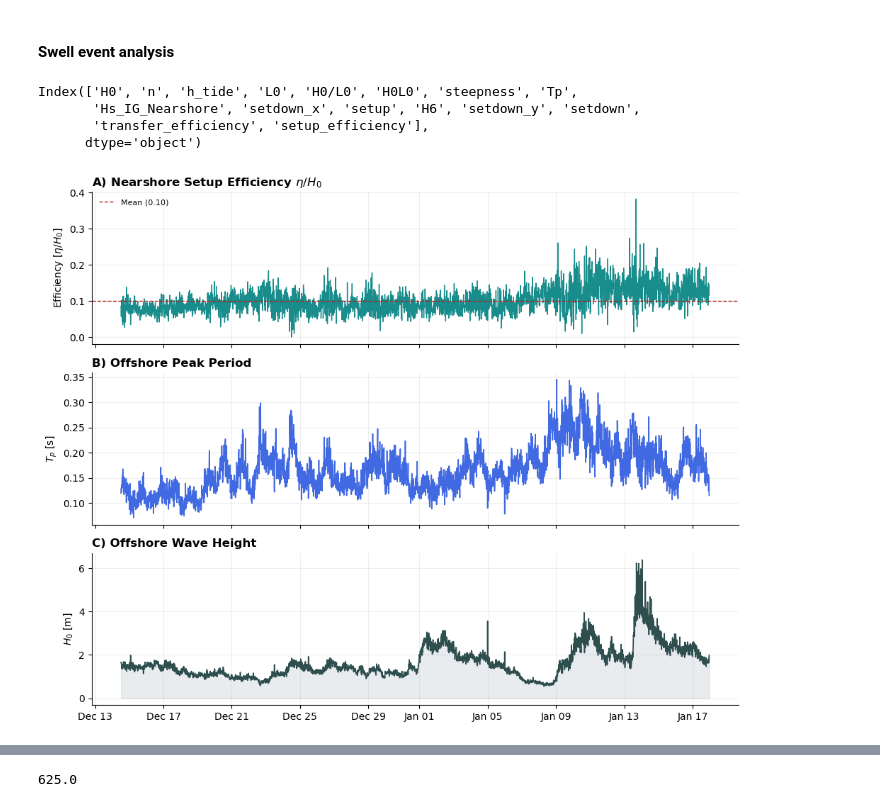
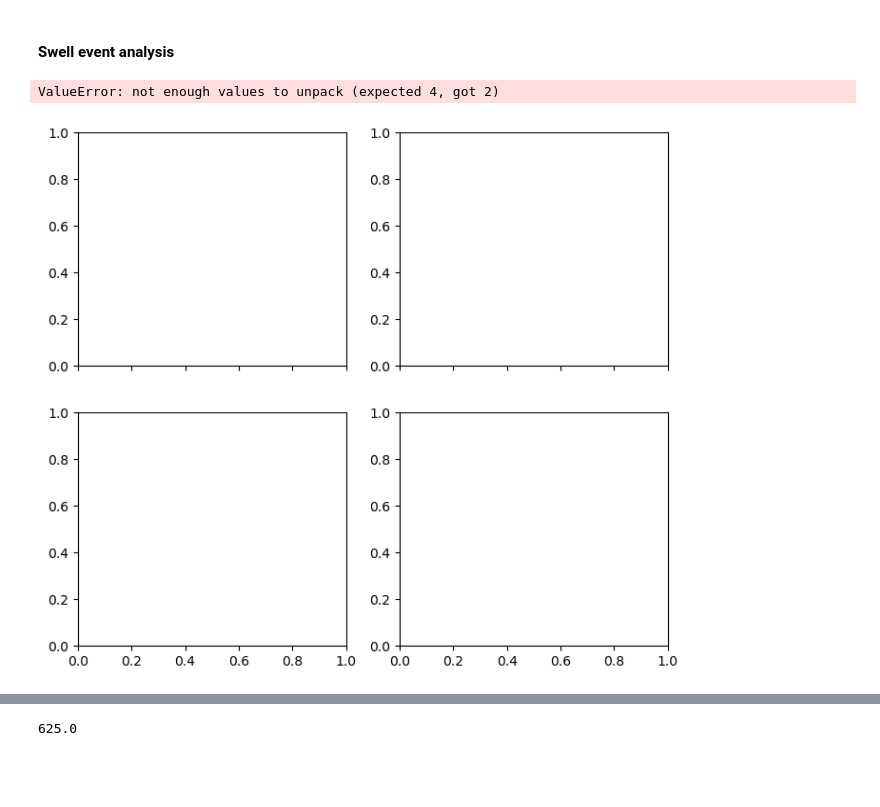
Before and after one commit to isidora-rojas/PILOT_Mokuleia, a Jupyter notebook: 2026_Mark_Meetings/2026-01-14.ipynb, the cells around one changed output, grey strips where cells are left out. Cells and saved outputs as stored; diff of their text form; code cells hidden in the pictures; blank space fills up the shorter version.

Commit message:
4panel plot

```diff
--- a/2026_Mark_Meetings/2026-01-14.ipynb
+++ b/2026_Mark_Meetings/2026-01-14.ipynb
@@ -72,5 +86,7 @@ fig.show()
 # %%
-
+# compute H0Tp and H0^2Tp
+bulk_df['H0_Tp_product'] = bulk_df['H0'] * bulk_df['Tp']
+bulk_df['H02_Tp'] = bulk_df['H0_Tp_product'] * bulk_df['H0']
 
 # Split the raw data
 wind_sea_raw = bulk_df[bulk_df['Tp'] <= 11]
@@ -296,12 +329,5 @@ Tp vs Efficiency Corr (Slope): 0.987
 # %% [markdown]
 #### Swell event analysis
-# %%
-swell_event.keys()
-# %% [output]
-Index(['H0', 'n', 'h_tide', 'L0', 'H0/L0', 'H0L0', 'steepness', 'Tp',
-       'Hs_IG_Nearshore', 'setdown_x', 'setup', 'H6', 'setdown_y', 'setdown',
-       'transfer_efficiency', 'setup_efficiency'],
-      dtype='object')
 # %%
 # create new df so i dont mess with bulk_df
 swell_event = bulk_df.copy()
@@ -310,50 +336,64 @@ swell_event['setup'] = swell_event['setup'] - swell_event['setup'].min()
 # compute setup efficiency [setup / H0]
 swell_event['setup_efficiency'] =  swell_event['setup'] / swell_event['H0']
 
+# Create smoothed versions (window=24 might represent 24 hours if data is hourly)
+window_size = 4 # 1 hr
+
+swell_event['setup_smooth'] = swell_event['setup_efficiency'].rolling(window=window_size, center=True).mean()
+swell_event['transfer_smooth'] = swell_event['transfer_efficiency'].rolling(window=window_size, center=True).mean()
+
+
+
+
 # plot
 import matplotlib.pyplot as plt
 import numpy as np
 
-fig, (ax1, ax2, ax3) = plt.subplots(3, 1, figsize=(10, 8), sharex=True)
+fig, (ax1, ax2, ax3, ax4) = plt.subplots(2, 2, figsize=(8, 7), sharex=True)
 
 # Setup Efficiency
 ax1.plot(swell_event.index, swell_event['setup_efficiency'],
-         color='teal', lw=1, alpha=0.9)
+         color='teal', lw=0.5, alpha=0.3) # Faded raw data
+ax1.plot(swell_event.index, swell_event['setup_smooth'],
+         color='teal', lw=2, label='1 hr Rolling Mean') # Smooth trend
+setup_mean = swell_event['setup_efficiency'].mean()
 
-setup_mean = swell_event['setup_efficiency'].mean()
-p85 = np.percentile(swell_event['setup_efficiency'], 85)
-
-ax1.axhline(swell_event['setup_efficiency'].mean(), color='firebrick',
-            ls='--', lw=1, label=f"Mean ({swell_event['setup_efficiency'].mean():.2f})")
 ax1.axhline(swell_event['setup_efficiency'].mean(), color='firebrick',
             ls='--', lw=1, label=f"Mean ({swell_event['setup_efficiency'].mean():.2f})")
 
 
 ax1.set_ylabel(r'Efficiency [$\eta / H_0$]')
 ax1.set_title(f'A) Nearshore Setup Efficiency $\eta / H_0$', loc='left', fontweight='bold')
 
 # --- PANEL 2: Peak Period (The "Modulator") ---
-ax2.plot(swell_event.index, swell_event['transfer_efficiency'], color='royalblue', lw=1.2)
-ax2.set_ylabel('$T_p$ [s]')
-ax2.set_title('B) Transfer Efficiency ($)', loc='left', fontweight='bold')
+ax2.plot(swell_event.index, swell_event['transfer_efficiency'],
+         color='royalblue', lw=0.5, alpha=0.3) # Faded raw data
+ax2.plot(swell_event.index, swell_event['transfer_smooth'],
+         color='royalblue', lw=2)
+ax2.set_ylabel('Transfer Efficiency $H_{1,IG} / H_0$')
+ax2.set_title('B) Transfer Efficiency ($H_{1,IG} / H_0$)', loc='left', fontweight='bold')
 
-# --- PANEL 3: Wave Height (The "Engine") ---
+# --- PANEL 3: Wave Height  ---
 ax3.fill_between(swell_event.index, swell_event['H0'], color='slategray', alpha=0.15)
 ax3.plot(swell_event.index, swell_event['H0'], color='darkslategrey', lw=1.2)
 ax3.set_ylabel('$H_0$ [m]')
 ax3.set_title('C) Offshore Wave Height', loc='left', fontweight='bold')
 
+# ---- PANEL 4: peak period ---
+ax4.plot(swell_event.index, swell_event['Tp'])
+
 # --- Global Refinement ---
-for ax in [ax1, ax2, ax3]:
+for ax in [ax1, ax2, ax3, ax4]:
     ax.grid(True, linestyle='-', alpha=0.2)
     ax.spines['top'].set_visible(False)
     ax.spines['right'].set_visible(False)
     ax.legend(frameon=False, loc='upper left', fontsize=8)
 
 # Format Dates
 ax3.xaxis.set_major_formatter(mdates.DateFormatter('%b %d'))
 plt.xticks(rotation=0)
 plt.tight_layout()
 plt.show()
 # %% [output]
+ValueError: not enough values to unpack (expected 4, got 2)
-[figure, old version]
+[figure, new version]
```
Also changed, not shown: parts of 6 cells of this notebook.
